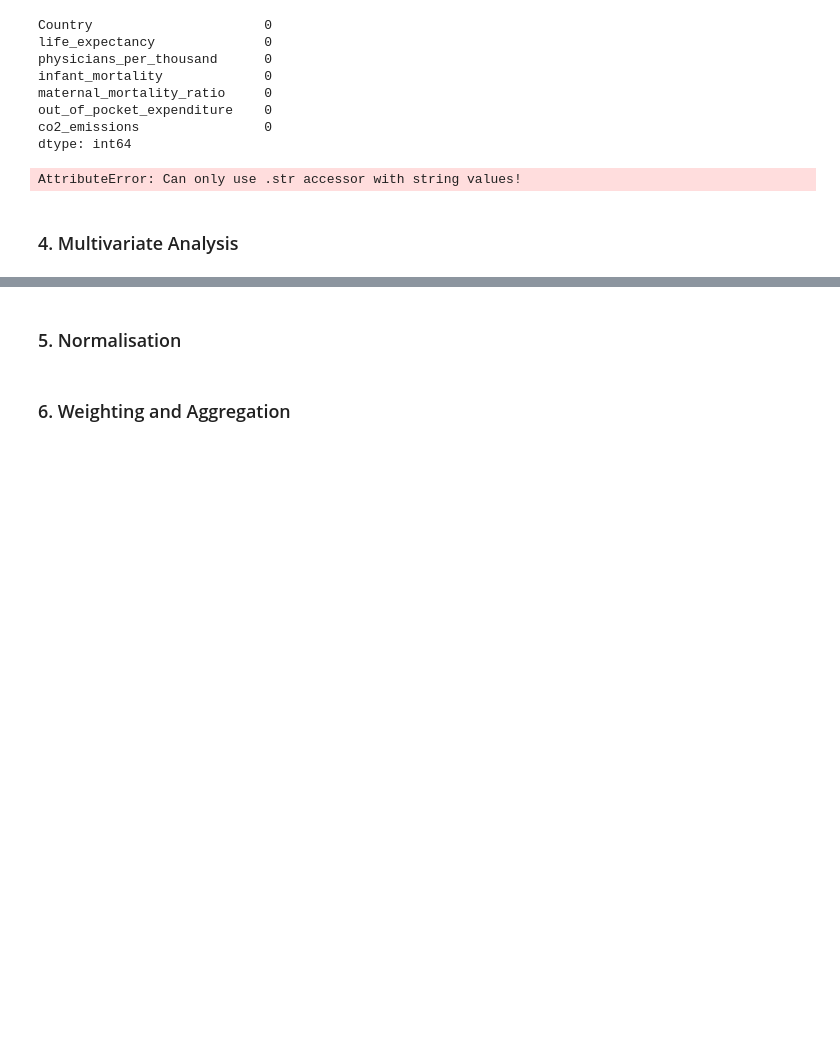
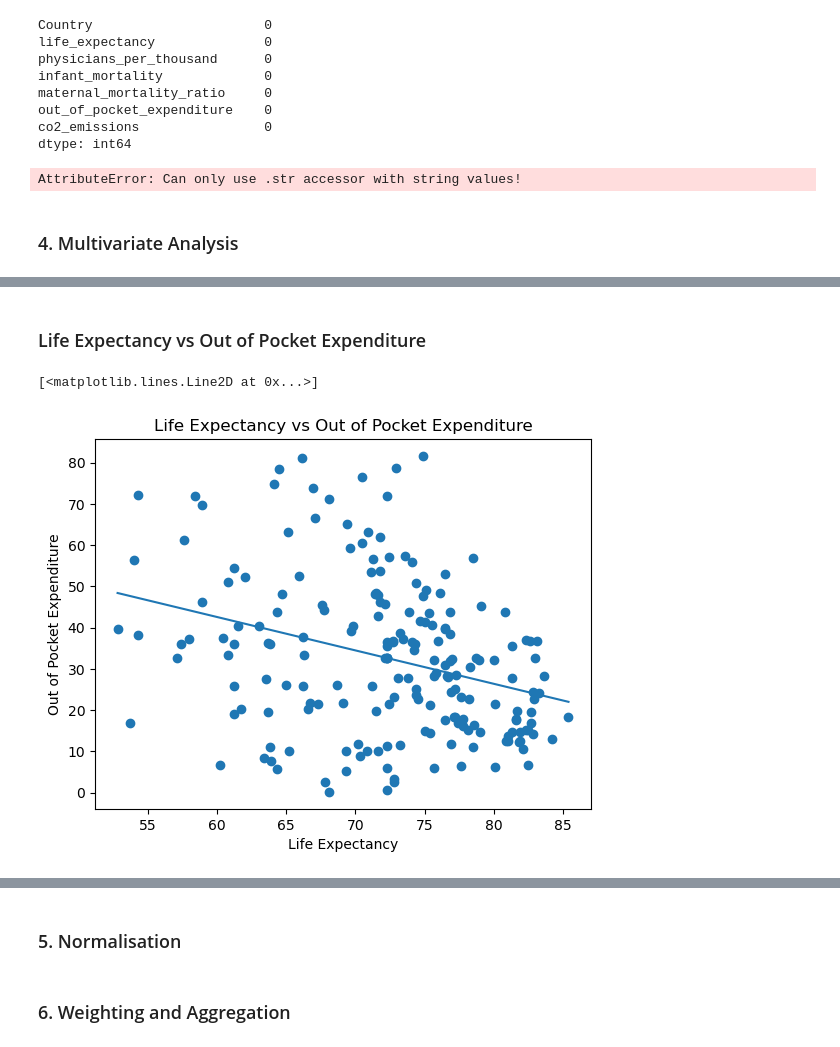
Before and after one commit to Matthew-Riddell/DAV_CA1, a Jupyter notebook: MATTHEW_RIDDELL_DAV_CA.ipynb, the cells around one changed output, grey strips where cells are left out. Cells and saved outputs as stored; diff of their text form; code cells hidden in the pictures; blank space fills up the shorter version.

```diff
--- a/MATTHEW_RIDDELL_DAV_CA.ipynb
+++ b/MATTHEW_RIDDELL_DAV_CA.ipynb
@@ -130,0 +182,12 @@ AttributeError: Can only use .str accessor with string values!
+# %% [markdown]
+### Life Expectancy vs Out of Pocket Expenditure
+# %%
+from matplotlib import pyplot as plt
+plt.title("Life Expectancy vs Out of Pocket Expenditure")
+plt.xlabel("Life Expectancy")
+plt.ylabel("Out of Pocket Expenditure")
+plt.scatter(life_expectancy, out_of_pocket_expenditure)
+plt.plot(np.unique(life_expectancy), np.poly1d(np.polyfit(life_expectancy, out_of_pocket_expenditure, 1))(np.unique(life_expectancy)))
+# %% [output]
+[<matplotlib.lines.Line2D at 0x...>]
+[figure, added]
```
Also changed, not shown: parts of 10 cells of this notebook, 1 other file.
